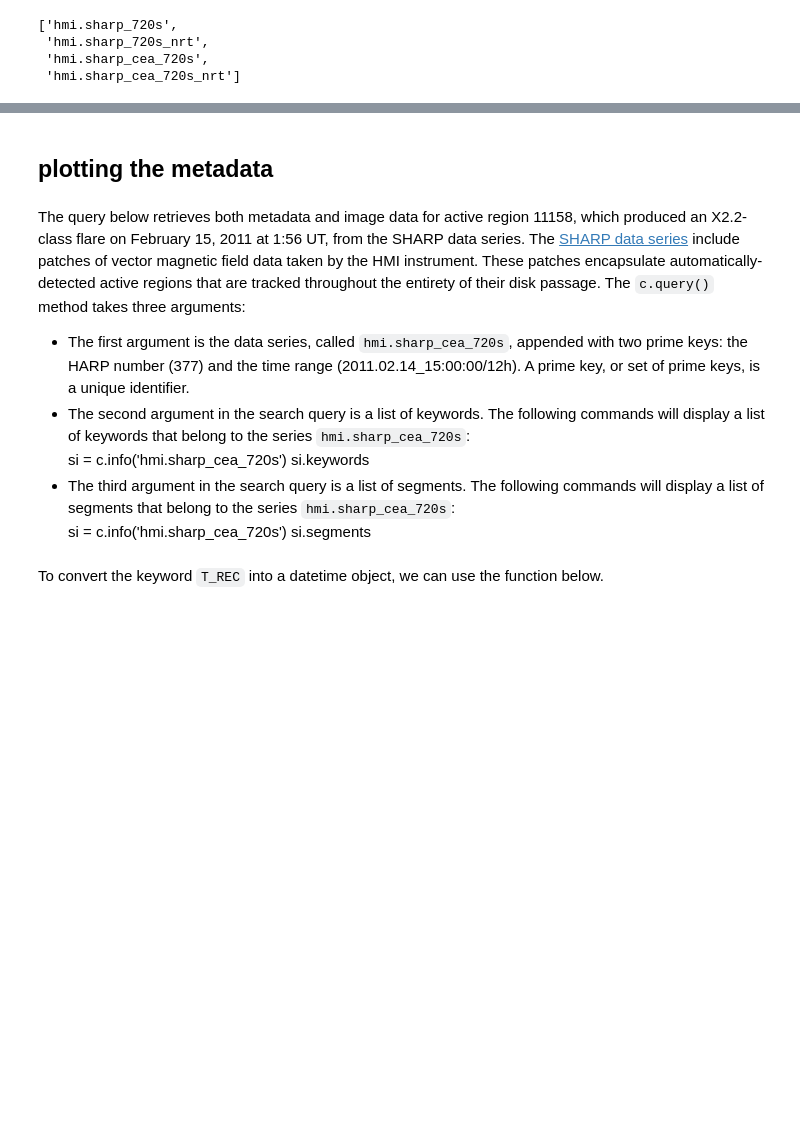
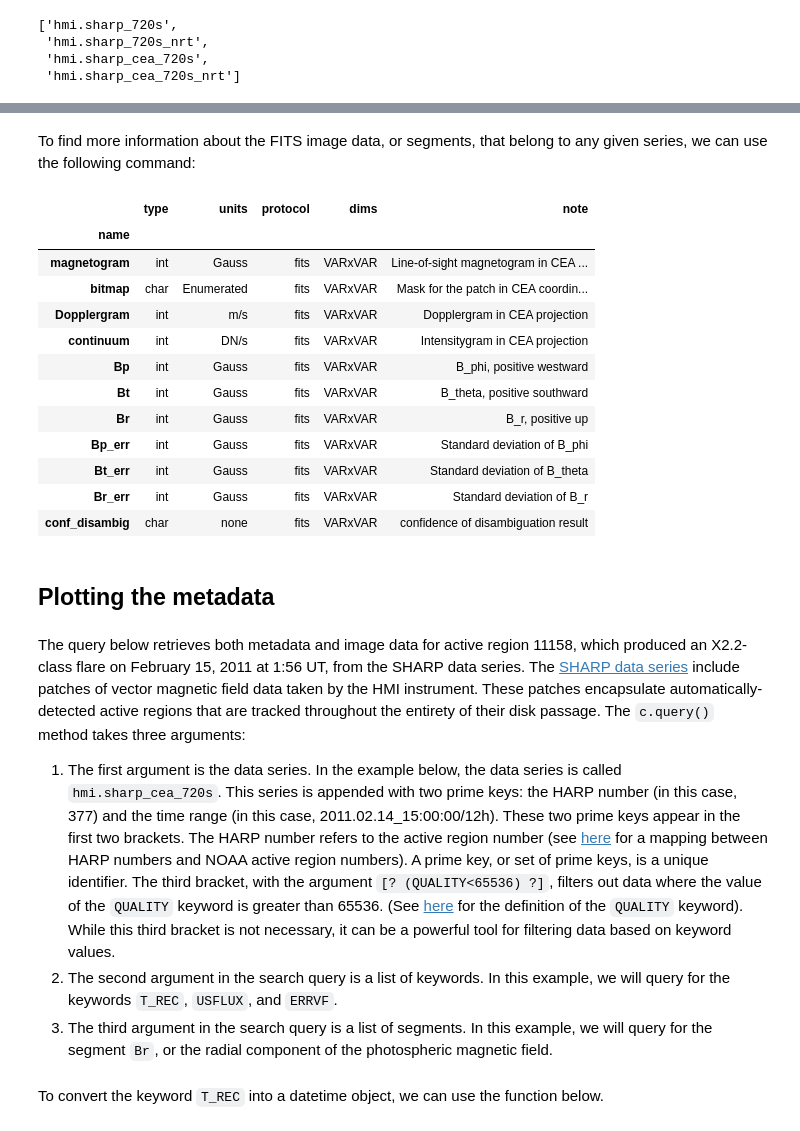
Before and after one commit to mbobra/SHARPs, a Jupyter notebook: plot_swx_d3.ipynb, the cells around one changed output, grey strips where cells are left out. Saved outputs shown, nothing was run; the diff lists cells and outputs as text; code cells hidden in the pictures; blank space fills up the shorter version.

```diff
--- a/plot_swx_d3.ipynb
+++ b/plot_swx_d3.ipynb
@@ -35,14 +57,29 @@ c.series(r'hmi\.sharp_')
+# %% [markdown]
+To find more information about the FITS image data, or segments, that belong to any given series, we can use the following command:
+# %%
+# To see all the segments associated with the series hmi.sharp_cea_720s:
+si.segments
+# %% [output]
+|  | type | units | protocol | dims | note |
+| name |  |  |  |  |  |
+| magnetogram | int | Gauss | fits | VARxVAR | Line-of-sight magnetogram in CEA ... |
+| bitmap | char | Enumerated | fits | VARxVAR | Mask for the patch in CEA coordin... |
+| Dopplergram | int | m/s | fits | VARxVAR | Dopplergram in CEA projection |
+| continuum | int | DN/s | fits | VARxVAR | Intensitygram in CEA projection |
+| Bp | int | Gauss | fits | VARxVAR | B_phi, positive westward |
+| Bt | int | Gauss | fits | VARxVAR | B_theta, positive southward |
+| Br | int | Gauss | fits | VARxVAR | B_r, positive up |
+| Bp_err | int | Gauss | fits | VARxVAR | Standard deviation of B_phi |
+| Bt_err | int | Gauss | fits | VARxVAR | Standard deviation of B_theta |
+| Br_err | int | Gauss | fits | VARxVAR | Standard deviation of B_r |
+| conf_disambig | char | none | fits | VARxVAR | confidence of disambiguation result |
 # %% [markdown]
-## plotting the metadata
+## Plotting the metadata
 # %% [markdown]
 The query below retrieves both metadata and image data for active region 11158, which produced an X2.2-class flare on February 15, 2011 at 1:56 UT, from the SHARP data series. The [SHARP data series](https://link.springer.com/article/10.1007%2Fs11207-014-0529-3) include patches of vector magnetic field data taken by the HMI instrument. These patches encapsulate automatically-detected active regions that are tracked throughout the entirety of their disk passage. The `c.query()` method takes three arguments:
-* The first argument is the data series, called `hmi.sharp_cea_720s`, appended with two prime keys: the HARP number (377) and the time range (2011.02.14_15:00:00/12h). A prime key, or set of prime keys, is a unique identifier.
-* The second argument in the search query is a list of keywords. The following commands will display a list of keywords that belong to the series `hmi.sharp_cea_720s`: <br/>
-        si = c.info('hmi.sharp_cea_720s')
-        si.keywords
-* The third argument in the search query is a list of segments. The following commands will display a list of segments that belong to the series `hmi.sharp_cea_720s`: <br/>
-        si = c.info('hmi.sharp_cea_720s')
-        si.segments
+1. The first argument is the data series. In the example below, the data series is called `hmi.sharp_cea_720s`. This series is appended with two prime keys: the HARP number (in this case, 377) and the time range (in this case, 2011.02.14_15:00:00/12h). These two prime keys appear in the first two brackets. The HARP number refers to the active region number (see [here](http://jsoc.stanford.edu/doc/data/hmi/harpnum_to_noaa/all_harps_with_noaa_ars.txt) for a mapping between HARP numbers and NOAA active region numbers). A prime key, or set of prime keys, is a unique identifier. The third bracket, with the argument `[? (QUALITY<65536) ?]`, filters out data where the value of the `QUALITY` keyword is greater than 65536. (See [here](http://jsoc.stanford.edu/doc/data/hmi/Quality_Bits/QUALITY.txt) for the definition of the `QUALITY` keyword). While this third bracket is not necessary, it can be a powerful tool for filtering data based on keyword values.
+2. The second argument in the search query is a list of keywords. In this example, we will query for the keywords `T_REC`, `USFLUX`, and `ERRVF`.
+3. The third argument in the search query is a list of segments. In this example, we will query for the segment `Br`, or the radial component of the photospheric magnetic field.
 # %%
 keys, segments = c.query('hmi.sharp_cea_720s[377][2011.02.14_15:00:00/12h][? (QUALITY<65536) ?]', key='T_REC, USFLUX, ERRVF', seg='Br')
 # %% [markdown]
```
Also changed, not shown: parts of 29 cells of this notebook.
